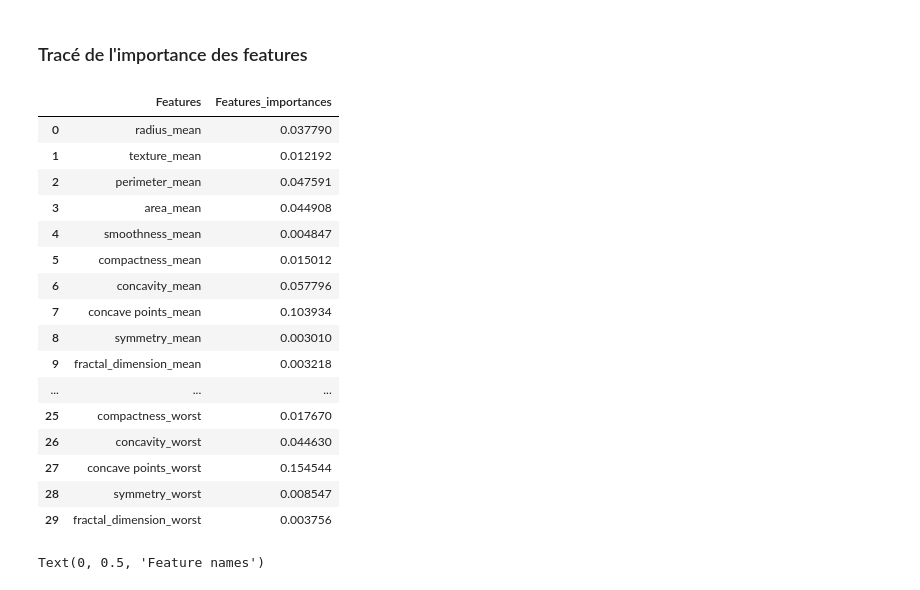
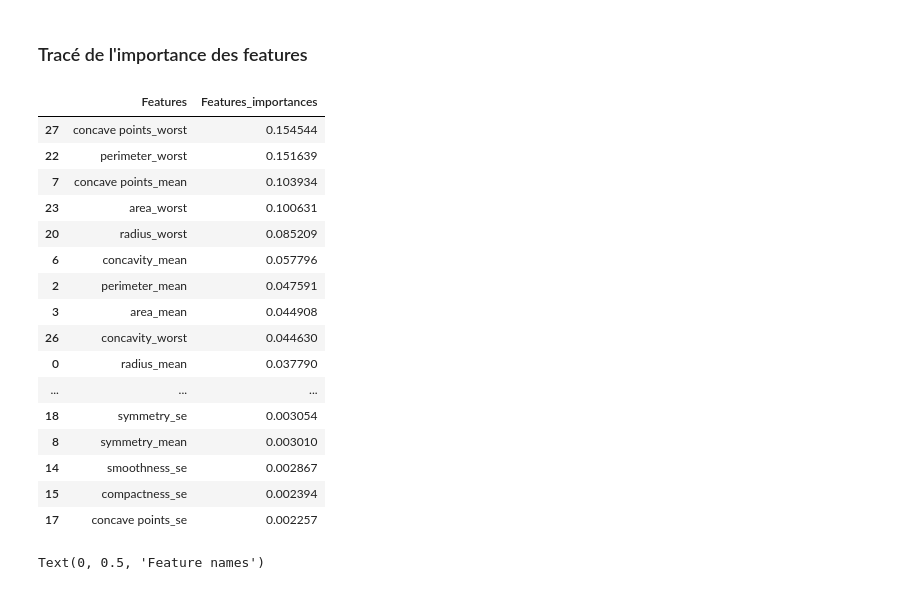
Before and after one commit to Abou29/Random-forest_predict-breast-cancer, a Jupyter notebook: breast_cancer.ipynb, the cells around one changed output. Drawn from its saved outputs; the diff is of its cells as text; code cells hidden in the pictures.

```diff
--- a/breast_cancer.ipynb
+++ b/breast_cancer.ipynb
@@ -494,26 +504,28 @@ plt.show()
 # %%
 # Dataframe Features importances
 df_feat = pd.DataFrame({'Features' : X_train.columns,
              'Features_importances' : random_forest.feature_importances_})
+
+df_feat.sort_values(by=['Features_importances'], ascending=False, inplace=True)
 df_feat
 # %% [output]
 |  | Features | Features_importances |
-| 0 | radius_mean | 0.037790 |
-| 1 | texture_mean | 0.012192 |
+| 27 | concave points_worst | 0.154544 |
+| 22 | perimeter_worst | 0.151639 |
+| 7 | concave points_mean | 0.103934 |
+| 23 | area_worst | 0.100631 |
+| 20 | radius_worst | 0.085209 |
+| 6 | concavity_mean | 0.057796 |
 | 2 | perimeter_mean | 0.047591 |
 | 3 | area_mean | 0.044908 |
-| 4 | smoothness_mean | 0.004847 |
-| 5 | compactness_mean | 0.015012 |
-| 6 | concavity_mean | 0.057796 |
-| 7 | concave points_mean | 0.103934 |
+| 26 | concavity_worst | 0.044630 |
+| 0 | radius_mean | 0.037790 |
+| ... | ... | ... |
+| 18 | symmetry_se | 0.003054 |
 | 8 | symmetry_mean | 0.003010 |
-| 9 | fractal_dimension_mean | 0.003218 |
-| ... | ... | ... |
-| 25 | compactness_worst | 0.017670 |
-| 26 | concavity_worst | 0.044630 |
-| 27 | concave points_worst | 0.154544 |
-| 28 | symmetry_worst | 0.008547 |
-| 29 | fractal_dimension_worst | 0.003756 |
+| 14 | smoothness_se | 0.002867 |
+| 15 | compactness_se | 0.002394 |
+| 17 | concave points_se | 0.002257 |
 # %%
 # Plot Features_importances' (Gini importance)
   # Note :Gini importance Mean Decrease in Impurity (MDI) counts the times a feature is used to split a node,
```
Also changed, not shown: parts of 23 cells of this notebook.
